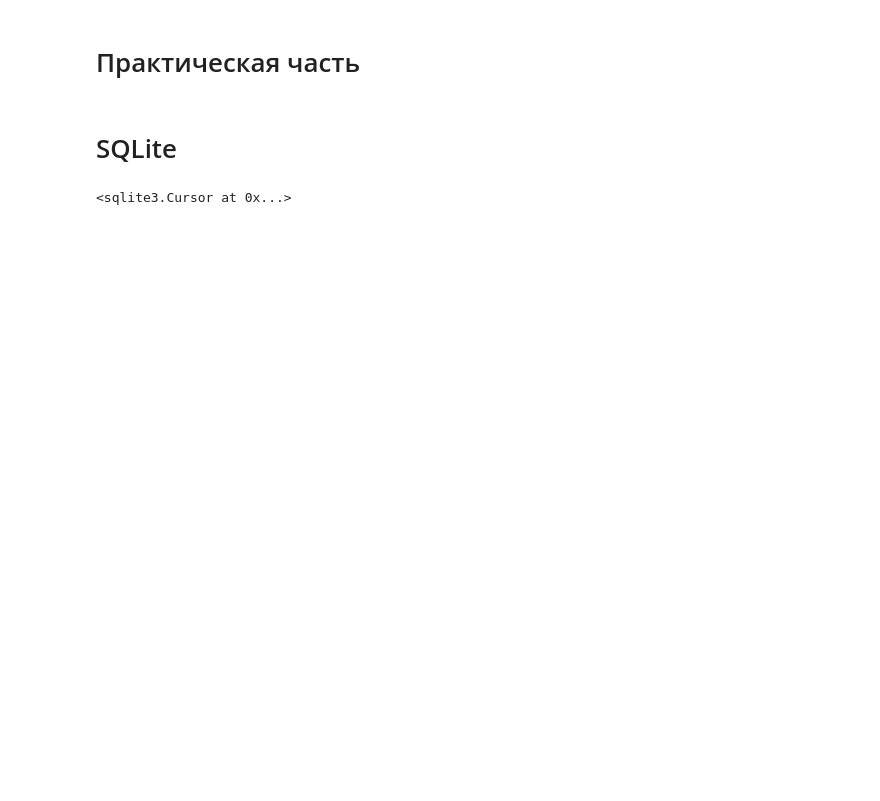
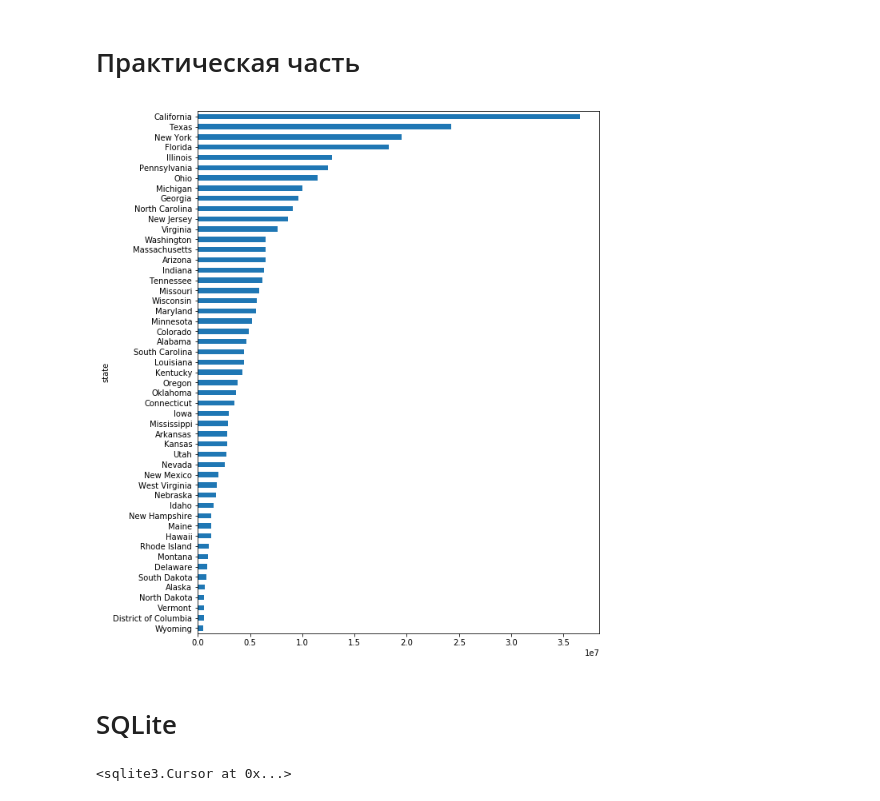
Before and after one commit to Lev4/pysber, a Jupyter notebook: Lesson_9/Lesson_9.ipynb, the cells around one changed output. Cells and saved outputs as stored; diff of their text form; code cells hidden in the pictures; blank space fills up the shorter version.

```diff
--- a/Lesson_9/Lesson_9.ipynb
+++ b/Lesson_9/Lesson_9.ipynb
@@ -301,0 +384,13 @@ print(results[0].keys())
+# %%
+# Создайте запрос и сделайте выгрузку
+# в которой будет количество значений колонки возраст для каждого штата
+age_count = func.count(census.columns.age).label('age_q')
+# pop2008_sum = func.sum(census.columns.pop2008).label('population')
+# Создадим запрос выводящий штат и численность населения
+stmt = select([census.columns.state,age_count])
+# Добавим группировку group_by
+stmt = stmt.group_by(census.columns.state)
+# Выполним запрос
+results = connection.execute(stmt).fetchall()
+
+print(results)
@@ -316,0 +422,3 @@ df.head()
+# %%
+df = pd.DataFrame(results , columns=results[0].keys())
+df.head()
@@ -323,3 +434,15 @@ df.head()
+# %%
+# Использвуя данные df
+# Постройте столбчатую диаграмму численности населения по штатам
+%matplotlib inline
+import matplotlib.pyplot as plt
+# df = df.set_index('state')
+from pylab import rcParams
+rcParams['figure.figsize'] = 9,12
+df.population.sort_values(ascending=True).plot(kind='barh')
+plt.show()
+# %% [output]
+[figure, added]
 # %% [markdown]
 # SQLite
 # %%
```
Also changed, not shown: parts of 42 cells of this notebook, 6 other files.
